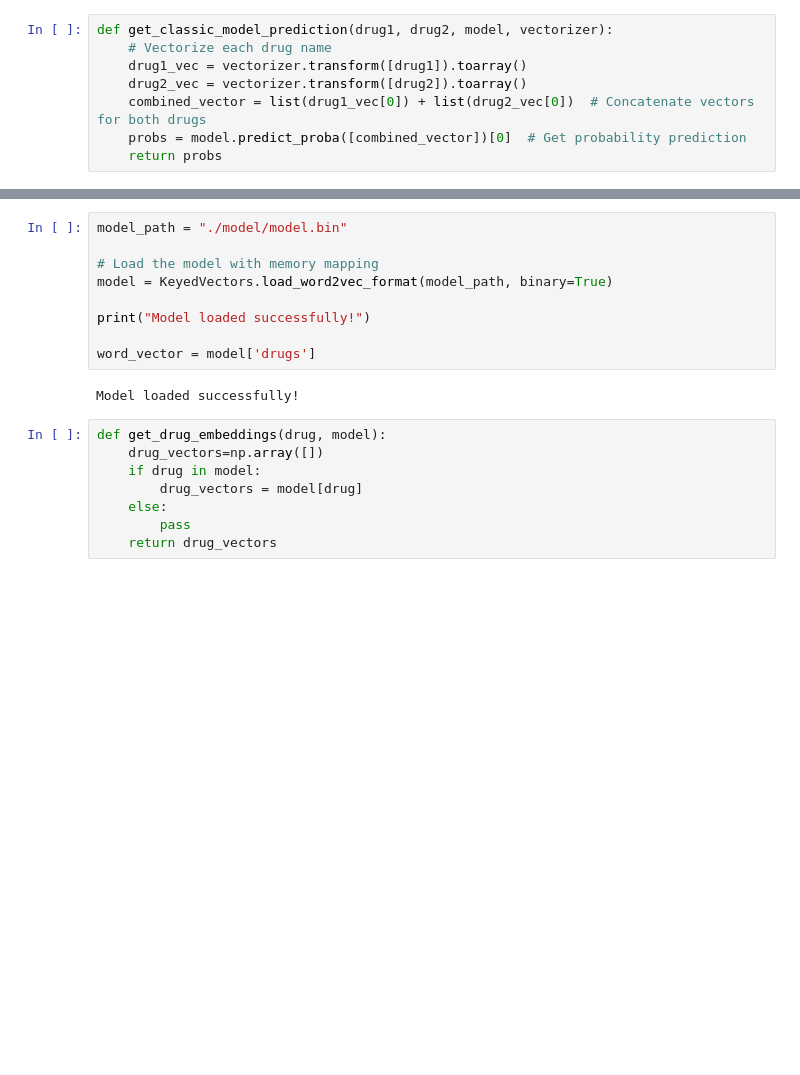
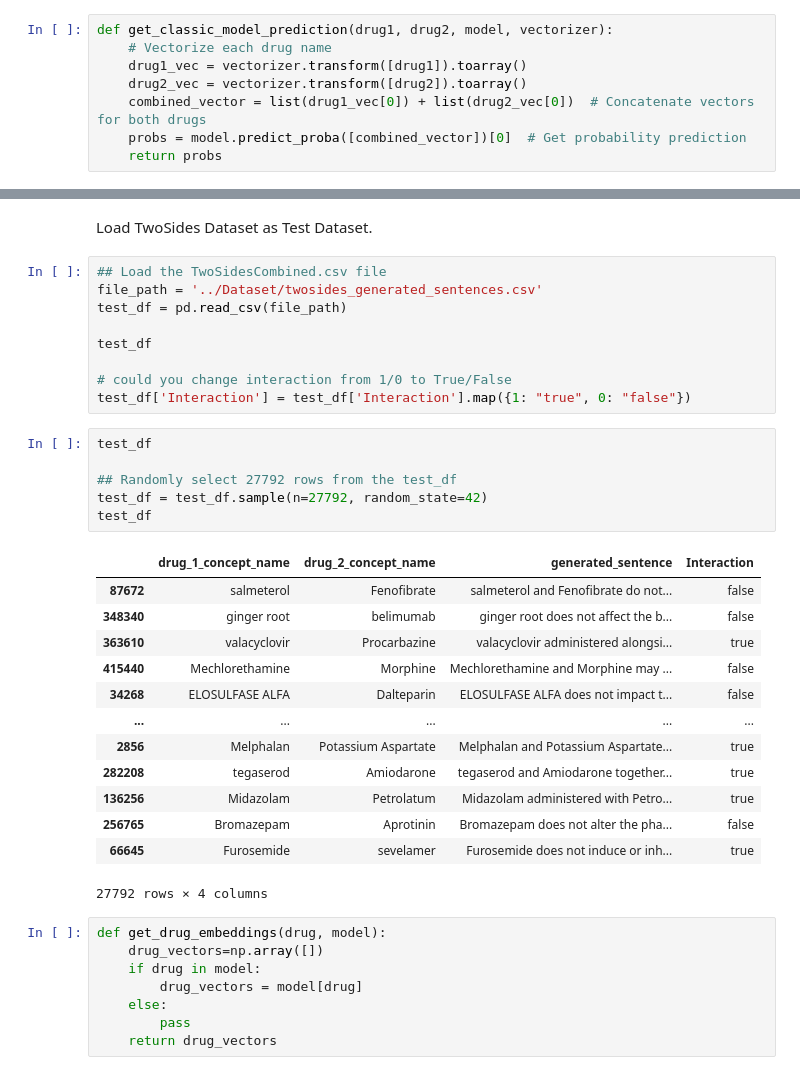
Before and after one commit to abhayjit07/Drug-Drug-Interaction-and-Alternate-Recommendation-System, a Jupyter notebook: Pipeline3/ensembling.ipynb, the cells around one changed output, grey strips where cells are left out. Cells and saved outputs as stored; diff of their text form; blank space fills up the shorter version.

```diff
--- a/Pipeline3/ensembling.ipynb
+++ b/Pipeline3/ensembling.ipynb
@@ -150,14 +166,34 @@ test_df.head()
+# %% [markdown]
+Load TwoSides Dataset as Test Dataset.
 # %%
-model_path = "./model/model.bin"
+## Load the TwoSidesCombined.csv file
+file_path = '../Dataset/twosides_generated_sentences.csv'
+test_df = pd.read_csv(file_path)
 
-# Load the model with memory mapping
-model = KeyedVectors.load_word2vec_format(model_path, binary=True)
+test_df
 
-print("Model loaded successfully!")
-
-word_vector = model['drugs']
+# could you change interaction from 1/0 to True/False
+test_df['Interaction'] = test_df['Interaction'].map({1: "true", 0: "false"})
-# %% [output]
-Model loaded successfully!
+# %%
+test_df
+
+## Randomly select 27792 rows from the test_df
+test_df = test_df.sample(n=27792, random_state=42)
+test_df
+# %% [output]
+|  | drug_1_concept_name | drug_2_concept_name | generated_sentence | Interaction |
+| 87672 | salmeterol | Fenofibrate | salmeterol and Fenofibrate do not... | false |
+| 348340 | ginger root | belimumab | ginger root does not affect the b... | false |
+| 363610 | valacyclovir | Procarbazine | valacyclovir administered alongsi... | true |
+| 415440 | Mechlorethamine | Morphine | Mechlorethamine and Morphine may ... | false |
+| 34268 | ELOSULFASE ALFA | Dalteparin | ELOSULFASE ALFA does not impact t... | false |
+| ... | ... | ... | ... | ... |
+| 2856 | Melphalan | Potassium Aspartate | Melphalan and Potassium Aspartate... | true |
+| 282208 | tegaserod | Amiodarone | tegaserod and Amiodarone together... | true |
+| 136256 | Midazolam | Petrolatum | Midazolam administered with Petro... | true |
+| 256765 | Bromazepam | Aprotinin | Bromazepam does not alter the pha... | false |
+| 66645 | Furosemide | sevelamer | Furosemide does not induce or inh... | true |
+27792 rows × 4 columns
 # %%
 def get_drug_embeddings(drug, model):
     drug_vectors=np.array([])
```
Also changed, not shown: parts of 12 cells of this notebook, 11 other files.
